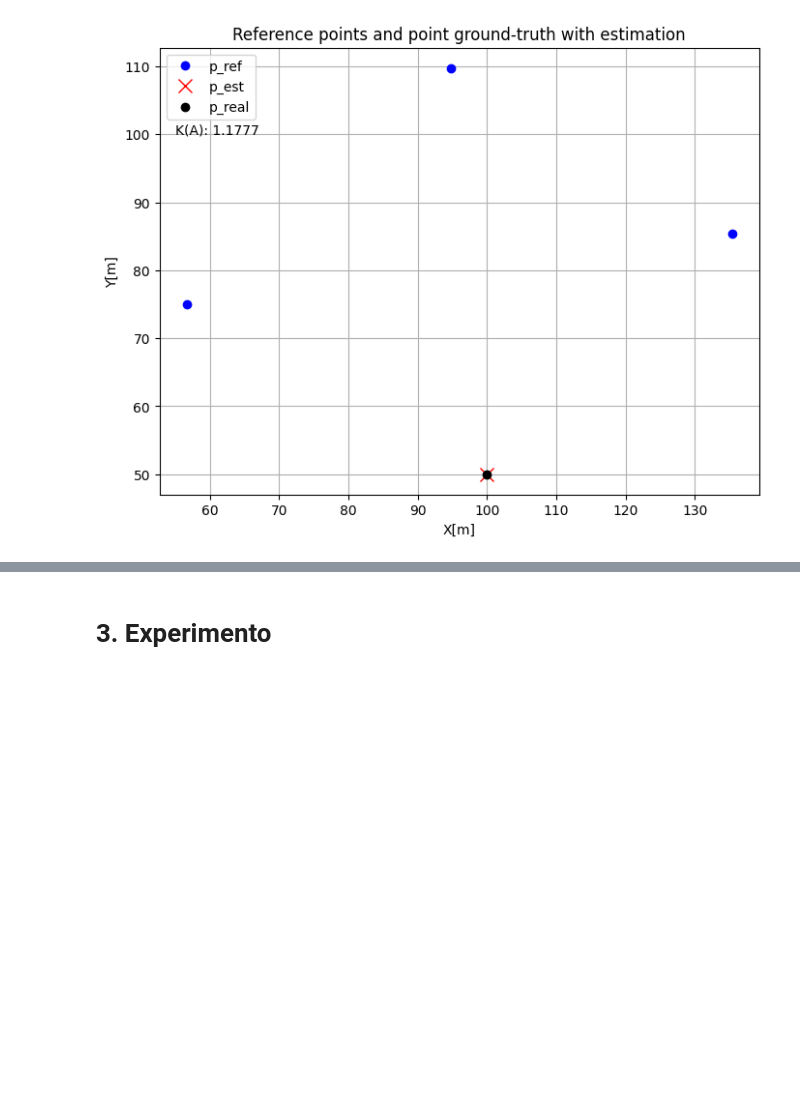
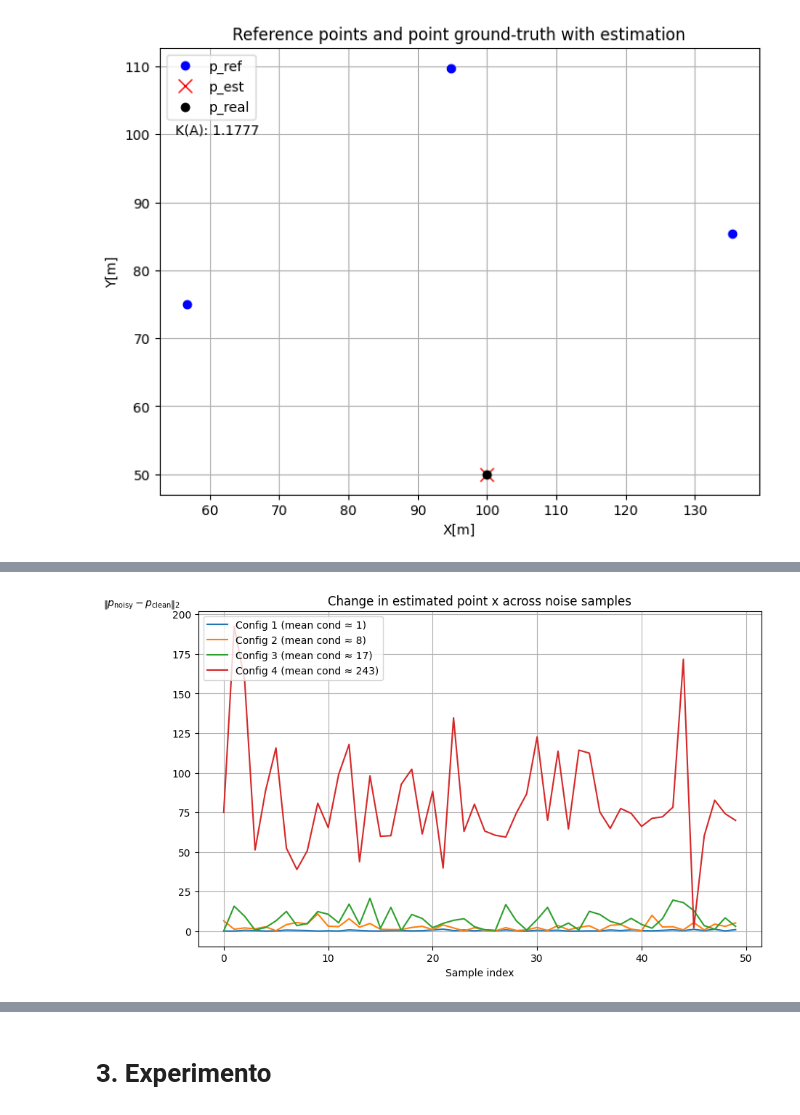
Before and after one commit to Alegarcia049/TP3_INFE, a Jupyter notebook: code.ipynb, the cells around one changed output, grey strips where cells are left out. Drawn from its saved outputs; the diff is of its cells as text; code cells hidden in the pictures; blank space fills up the shorter version.

```diff
--- a/code.ipynb
+++ b/code.ipynb
@@ -285,13 +320,12 @@ for i in range(3):
 # %%
 sigma = 0.01
-
 
 N_CONFIGS = 4
 
 def noisy_angles(angles):
     return angles + RNG.normal(0, sigma, size=angles.shape)
 
-# 1) Clean solutions and clean matrices
+# Clean solutions and clean matrices
 x_clean = np.zeros((N_CONFIGS, 2))
 clean_cond = np.zeros(N_CONFIGS)
 clean_As = []
@@ -302,13 +336,12 @@ for j in range(N_CONFIGS):
     clean_cond[j] = condA
     clean_As.append(A_clean)
 
-# 2) Storage for Monte Carlo
+# Storage for Monte Carlo
 cond_values = np.zeros((SAMPLES, N_CONFIGS))
-A_diff_norm = np.zeros((SAMPLES, N_CONFIGS))
 x_diff_norm = np.zeros((SAMPLES, N_CONFIGS))
 x_diff_rel  = np.zeros((SAMPLES, N_CONFIGS))
 
-# 3) Monte Carlo loop
+# Monte Carlo loop
 for s in range(SAMPLES):
     noisy = noisy_angles(angles_clean)
 
@@ -316,58 +349,50 @@ for s in range(SAMPLES):
         x_noisy, condA, A_noisy = estimate_p(noisy[j], positions_clean[j])
 
         cond_values[s, j] = condA
-        A_diff_norm[s, j] = np.linalg.norm(A_noisy - clean_As[j], ord='fro')
-
         dx = x_noisy - x_clean[j]
         x_diff_norm[s, j] = np.linalg.norm(dx)
         x_diff_rel[s, j]  = x_diff_norm[s, j] / np.linalg.norm(x_clean[j])
 
-# ---------- PLOTS ----------
-
-# Plot 1: norm(A_noisy - A_clean)
+# norm(p_noisy - p_clean)
 plt.figure(figsize=(10,6))
 for j in range(N_CONFIGS):
-    plt.plot(A_diff_norm[:, j], label=f"Config {j+1} (mean cond ≈ {np.mean(cond_values[:,j]):.1f})")
+    plt.plot(x_diff_norm[:, j], label=f"Config {j+1} (mean cond ≈ {np.mean(cond_values[:,j]):.0f})")
 plt.xlabel("Sample index")
-plt.ylabel("Frobenius norm of A_noisy - A_clean")
-plt.title("Change in design matrix A across noise samples")
+plt.ylabel(r"$\left\Vert p_{\text{noisy}} - p_{\text{clean}} \right\Vert_2$", rotation=0)
+ax = plt.gca()
+ax.yaxis.set_label_coords(-0.1, 1)
+plt.title("Change in estimated point x across noise samples")
 plt.grid(True)
-plt.legend()
+plt.legend(loc='upper left')
 plt.show()
 
-# Plot 2: norm(x_noisy - x_clean)
-plt.figure(figsize=(10,6))
-for j in range(N_CONFIGS):
-    plt.plot(x_diff_norm[:, j], label=f"Config {j+1} (mean cond ≈ {np.mean(cond_values[:,j]):.1f})")
-plt.xlabel("Sample index")
-plt.ylabel("Euclidean norm of x_noisy - x_clean")
-plt.title("Change in estimated point x across noise samples")
-plt.grid(True)
-plt.legend()
-plt.show()
-
-# Plot 3: cond(A) vs ||x_noisy - x_clean||
-plt.figure(figsize=(10,6))
-for j in range(N_CONFIGS):
-    plt.scatter(cond_values[:, j], x_diff_norm[:, j], label=f"Config {j+1}")
-plt.xlabel("Condition number of A")
-plt.ylabel("||x_noisy - x_clean||")
-plt.title("Solution sensitivity vs condition number")
-plt.grid(True)
-plt.legend()
-plt.show()
-
-# Optional: relative error plot (log-scale helps)
+# cond(A) vs ||p_noisy - p_clean|| rel
 plt.figure(figsize=(10,6))
 for j in range(N_CONFIGS):
     plt.scatter(cond_values[:, j], x_diff_rel[:, j], label=f"Config {j+1}")
-plt.xlabel("Condition number of A")
-plt.ylabel("Relative error in x")
-plt.yscale("log")
-plt.title("Relative error of x vs condition number (log scale)")
-plt.grid(True, which='both')
-plt.legend()
+plt.xlim(0, 600)    # for visualization
+plt.xlabel(r"$\kappa(A)$")
+plt.ylabel(
+    r"$\frac{\left\Vert p_{\text{noisy}} - p_{\text{clean}} \right\Vert}{\left\Vert p_{\text{clean}} \right\Vert}$",
+    rotation=0)
+ax = plt.gca()
+ax.yaxis.set_label_coords(-0.1, 1)
+plt.title("Solution relative sensitivity vs condition number")
+plt.grid(True)
+plt.legend(loc='upper left')
+# A bit of zoom
+axins = inset_axes(ax,
+                   width="35%",
+                   height="45%",
+                   loc="lower right",
+                   borderpad=2)
+
+for j in range(N_CONFIGS):
+    axins.scatter(cond_values[:, j], x_diff_rel[:, j])
+
+axins.set_xlim(0, 20)
+axins.set_ylim(0, 0.20)
+
+mark_inset(ax, axins, loc1=2, loc2=4, fc="none", ec="0.3")
 plt.show()
-
-print("\nMean condition numbers per config:", np.mean(cond_values, axis=0))
 # %% [output]
@@ -374,0 +399 @@ ValueError: not enough values to unpack (expected 3, got 2)
+[figure, added]
```
Also changed, not shown: parts of 22 cells of this notebook, 8 other files.
